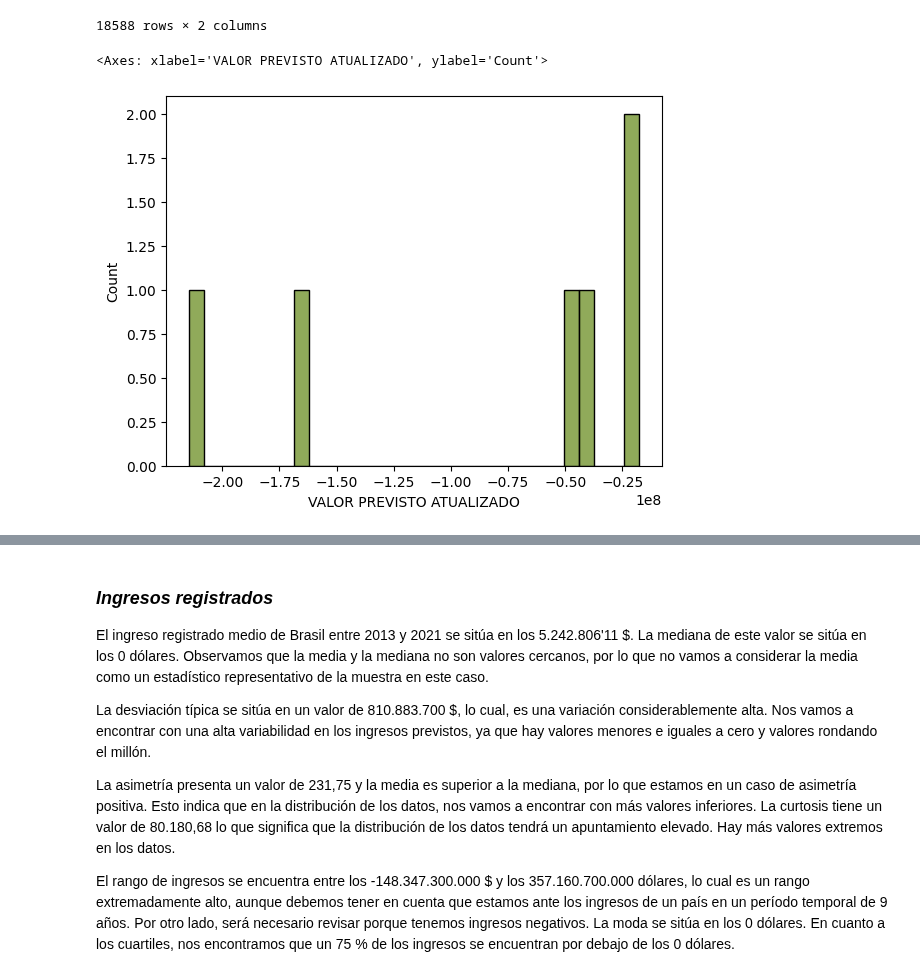
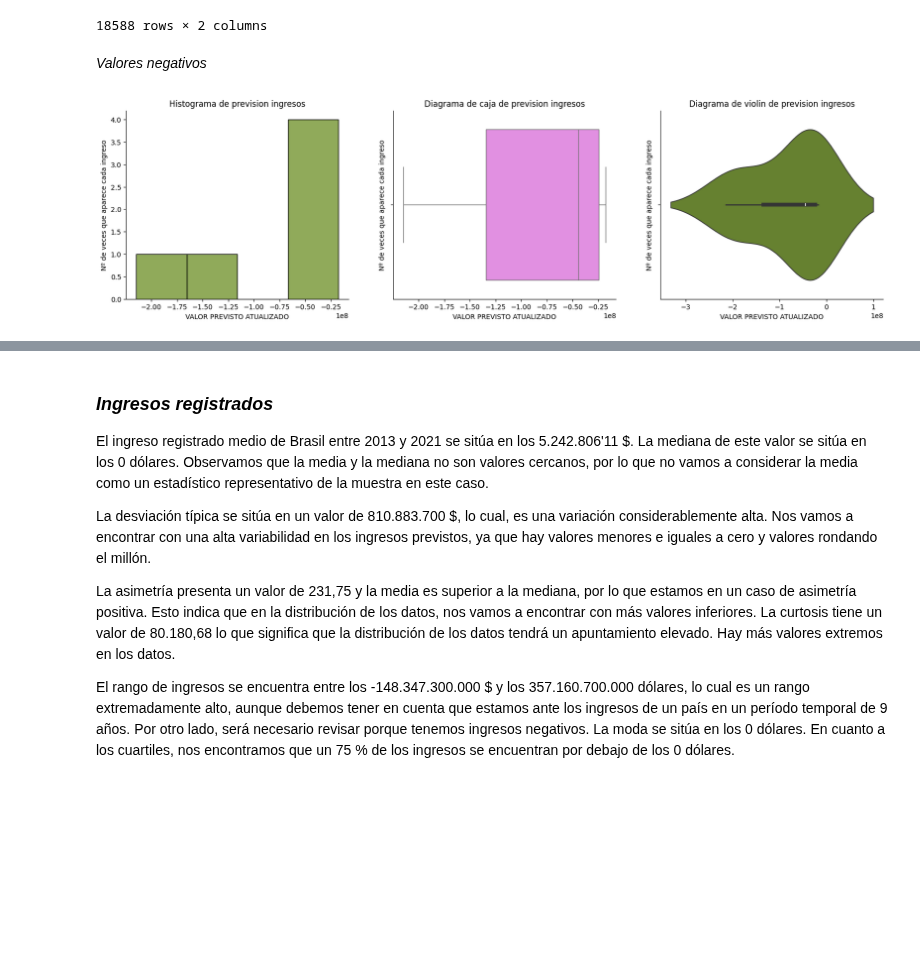
Before and after one commit to Gabijc/Proyecto2-Insights-Brasil, a Jupyter notebook: Analisis_descriptivo.ipynb, the cells around one changed output, grey strips where cells are left out. Saved outputs shown, nothing was run; the diff lists cells and outputs as text; code cells hidden in the pictures; blank space fills up the shorter version.

```diff
--- a/Analisis_descriptivo.ipynb
+++ b/Analisis_descriptivo.ipynb
@@ -119,11 +119,3 @@ Los ingresos previstos de brasil entre 2013 y 2021 han sido: 28337573811868.72
 # %%
 previsiones_negativas = valor_previsto_actualizado[valor_previsto_actualizado["VALOR PREVISTO ATUALIZADO"] < 0]
 previsiones_positivas = valor_previsto_actualizado[valor_previsto_actualizado["VALOR PREVISTO ATUALIZADO"] > 0]
-# %%
-sns.histplot(x = "VALOR PREVISTO ATUALIZADO",
-             data = previsiones_negativas,
-             color = "olivedrab",
-             bins = 30)
-# %% [output]
-<Axes: xlabel='VALOR PREVISTO ATUALIZADO', ylabel='Count'>
-[figure, removed]
@@ -133,0 +122,36 @@ sns.histplot(x = "VALOR PREVISTO ATUALIZADO",
+# %% [markdown]
+*Valores negativos*
+# %%
+fig, axes = plt.subplots(nrows = 1, ncols = 3, figsize = (20, 5))
+sns.histplot(x = "VALOR PREVISTO ATUALIZADO",
+             data = previsiones_negativas,
+             color = "olivedrab",
+             ax = axes[0])
+
+axes[0].set_title("Histograma de prevision ingresos")
+axes[0].set_ylabel("Nº de veces que aparece cada ingreso")
+axes[0].spines["right"].set_visible(False)
+axes[0].spines["top"].set_visible(False)
+
+sns.boxplot(x = "VALOR PREVISTO ATUALIZADO",
+            data = previsiones_negativas,
+            color ="violet",
+            ax = axes[1])
+
+axes[1].set_title("Diagrama de caja de prevision ingresos")
+axes[1].set_ylabel("Nº de veces que aparece cada ingreso")
+axes[1].spines["right"].set_visible(False)
+axes[1].spines["top"].set_visible(False)
+
+sns.violinplot(x = "VALOR PREVISTO ATUALIZADO",
+             data = previsiones_negativas,
+             color = "olivedrab",
+             ax = axes[2])
+
+
+axes[2].set_title("Diagrama de violin de prevision ingresos")
+axes[2].set_ylabel("Nº de veces que aparece cada ingreso")
+axes[2].spines["right"].set_visible(False)
+axes[2].spines["top"].set_visible(False)
+# %% [output]
+[figure, added]
```
Also changed, not shown: parts of 10 cells of this notebook, 1 other file.
